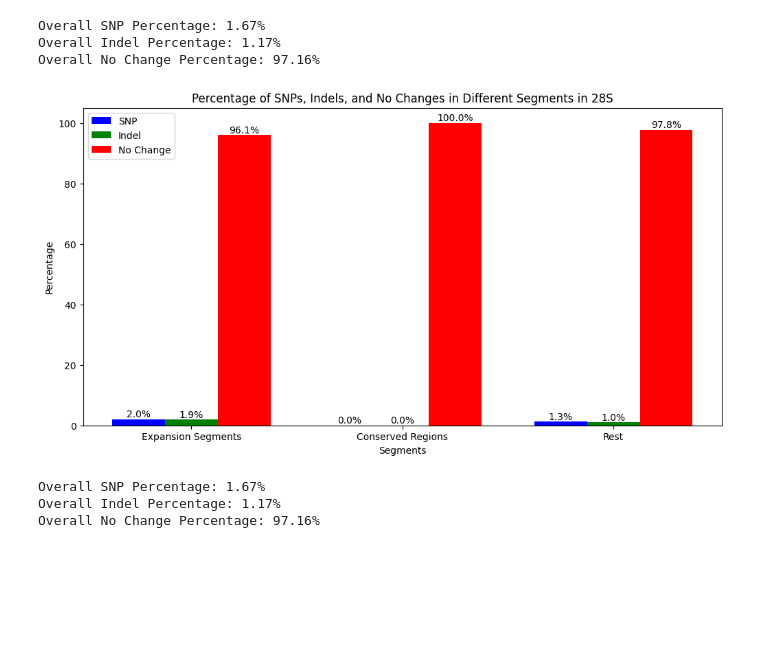
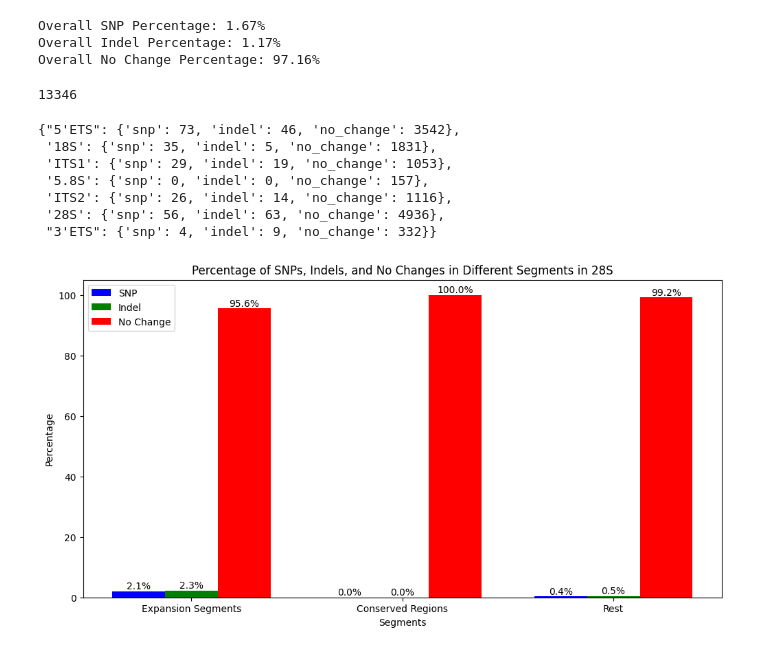
Before and after one commit to chowfi/Human-rDNA, a Jupyter notebook: notebooks/1000_vcf_analysis-Fiona.ipynb, the cells around one changed output. Cells and saved outputs as stored; diff of their text form; code cells hidden in the pictures; blank space fills up the shorter version.

Commit message:
update 28S visualization logic for the relevant range and prevent duplicated counts

```diff
--- a/notebooks/1000_vcf_analysis-Fiona.ipynb
+++ b/notebooks/1000_vcf_analysis-Fiona.ipynb
@@ -333,7 +331,23 @@ print(f"Overall No Change Percentage: {overall_no_change_percentage:.2f}%")
 Overall SNP Percentage: 1.67%
 Overall Indel Percentage: 1.17%
 Overall No Change Percentage: 97.16%
+# %%
+total_positions
+# %% [output]
+13346
+# %%
+segment_data
+# %% [output]
+{"5'ETS": {'snp': 73, 'indel': 46, 'no_change': 3542},
+ '18S': {'snp': 35, 'indel': 5, 'no_change': 1831},
+ 'ITS1': {'snp': 29, 'indel': 19, 'no_change': 1053},
+ '5.8S': {'snp': 0, 'indel': 0, 'no_change': 157},
+ 'ITS2': {'snp': 26, 'indel': 14, 'no_change': 1116},
+ '28S': {'snp': 56, 'indel': 63, 'no_change': 4936},
+ "3'ETS": {'snp': 4, 'indel': 9, 'no_change': 332}}
 # %%
+#28S only
+
 exp_cor = []
 exp_cor.extend(expansion_positions1)
 exp_cor.extend(expansion_positions2)
@@ -346,28 +360,38 @@ segment_data = {
     'Rest': {'snp': 0, 'indel': 0, 'no_change': 0}
 }
 
-# Count occurrences for each category
-for pos in range(1, 13315):
+# Loop through each position in the range 7935,12970
+for pos in range(7935, 12970):
+    counted = False
+
+    # Check for expansion segments
     for start, end in exp_cor:
         if start <= pos <= end:
             segment_data['Expansion Segments']['snp'] += len(position_data[pos]['snp'])
             segment_data['Expansion Segments']['indel'] += len(position_data[pos]['indel'])
             segment_data['Expansion Segments']['no_change'] += position_data[pos]['no_change']
-            break  # If position is found in this category, skip checking others
-
-    for start, end in csvd_pos:
-        if start <= pos <= end:
-            segment_data['Conserved Regions']['snp'] += len(position_data[pos]['snp'])
-            segment_data['Conserved Regions']['indel'] += len(position_data[pos]['indel'])
-            segment_data['Conserved Regions']['no_change'] += position_data[pos]['no_change']
+            counted = True  # Mark position as counted
             break
 
-    for start, end in rRNA_positions:
-        if start <= pos <= end:
-            segment_data['Rest']['snp'] += len(position_data[pos]['snp'])
-            segment_data['Rest']['indel'] += len(position_data[pos]['indel'])
-            segment_data['Rest']['no_change'] += position_data[pos]['no_change']
-            break
+    # Check for conserved regions if not already counted
+    if not counted:
+        for start, end in csvd_pos:
+            if start <= pos <= end:
+                segment_data['Conserved Regions']['snp'] += len(position_data[pos]['snp'])
+                segment_data['Conserved Regions']['indel'] += len(position_data[pos]['indel'])
+                segment_data['Conserved Regions']['no_change'] += position_data[pos]['no_change']
+                counted = True
+                break
+
+    # Check for rest if not already counted
+    if not counted:
+        for start, end in rRNA_positions:
+            if start <= pos <= end:
+                segment_data['Rest']['snp'] += len(position_data[pos]['snp'])
+                segment_data['Rest']['indel'] += len(position_data[pos]['indel'])
+                segment_data['Rest']['no_change'] += position_data[pos]['no_change']
+                counted = True
+                break
 
 # Calculate percentages for each category
 segment_percentages = {}
@@ -396,52 +420,31 @@ no_change_percentages = [segment_percentages[cat]['no_change'] for cat in catego
 
 # Plotting the histogram
 bar_width = 0.25
 x = range(len(categories))
 
 plt.figure(figsize=(12, 6))
 
 bars1 = plt.bar(x, snp_percentages, color='b', width=bar_width, label='SNP')
 bars2 = plt.bar([p + bar_width for p in x], indel_percentages, color='g', width=bar_width, label='Indel')
 bars3 = plt.bar([p + bar_width * 2 for p in x], no_change_percentages, color='r', width=bar_width, label='No Change')
 
 plt.xlabel('Segments')
 plt.ylabel('Percentage')
 plt.title('Percentage of SNPs, Indels, and No Changes in Different Segments in 28S')
 plt.xticks([p + bar_width for p in x], categories)
 
 plt.legend()
 
 # Adding percentage labels
 def add_labels(bars):
     for bar in bars:
         height = bar.get_height()
         plt.text(bar.get_x() + bar.get_width() / 2.0, height, f'{height:.1f}%', ha='center', va='bottom')
 
 add_labels(bars1)
 add_labels(bars2)
 add_labels(bars3)
 
 plt.show()
-
-# Calculate overall percentages across the entire dataset
-total_snp = sum(len(position_data[pos]['snp']) for pos in range(1, 13315))
-total_indel = sum(len(position_data[pos]['indel']) for pos in range(1, 13315))
-total_no_change = sum(position_data[pos]['no_change'] for pos in range(1, 13315))
-total_positions = total_snp + total_indel + total_no_change
-
-if total_positions > 0:
-    overall_snp_percentage = (total_snp / total_positions) * 100
-    overall_indel_percentage = (total_indel / total_positions) * 100
-    overall_no_change_percentage = (total_no_change / total_positions) * 100
-else:
-    overall_snp_percentage = overall_indel_percentage = overall_no_change_percentage = 0
-
-# Print overall percentages
-print(f"Overall SNP Percentage: {overall_snp_percentage:.2f}%")
-print(f"Overall Indel Percentage: {overall_indel_percentage:.2f}%")
-print(f"Overall No Change Percentage: {overall_no_change_percentage:.2f}%")
 # %% [output]
-[figure, old version]
+[figure, new version]
-Overall SNP Percentage: 1.67%
-Overall Indel Percentage: 1.17%
-Overall No Change Percentage: 97.16%
```
Also changed, not shown: parts of 7 cells of this notebook.
